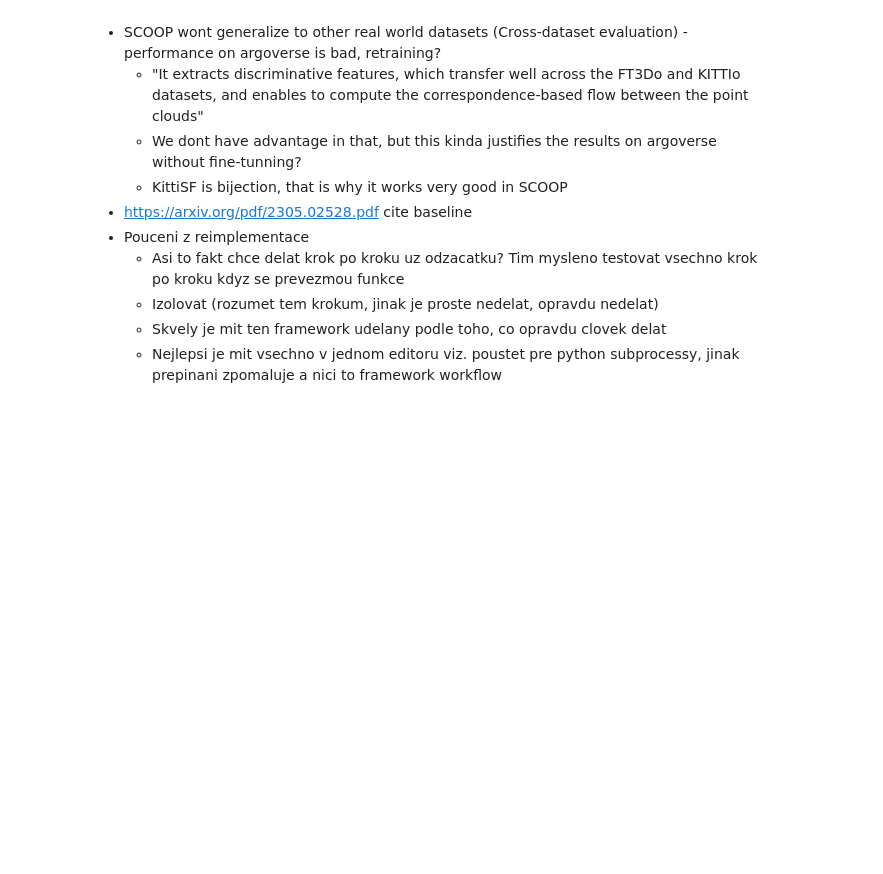
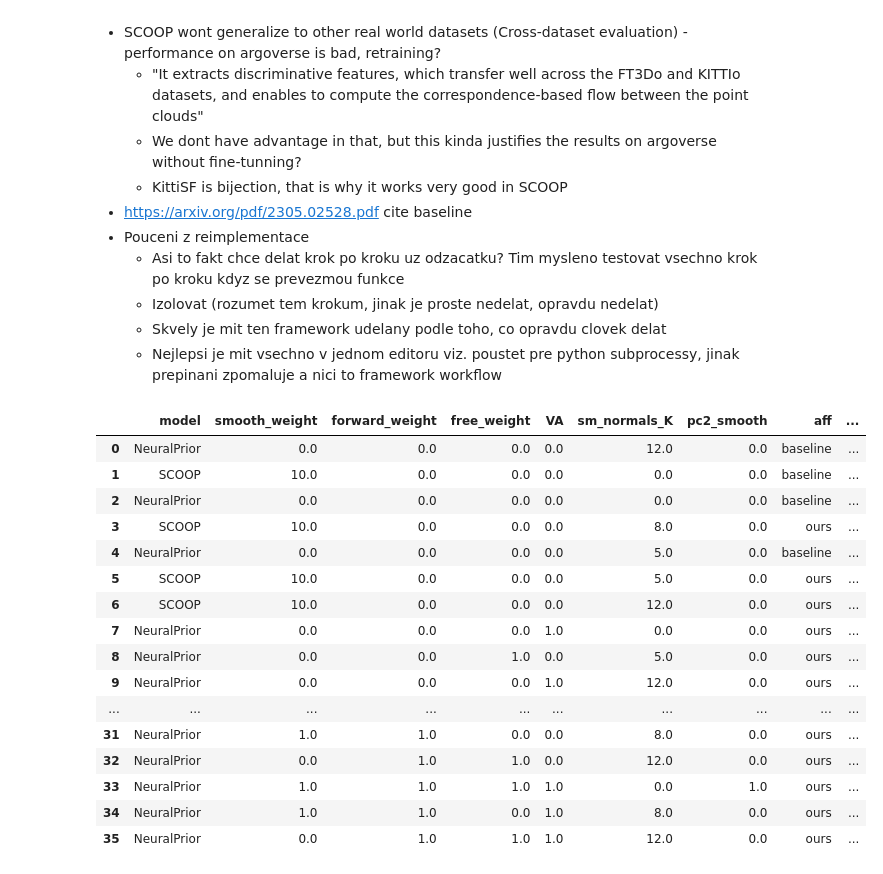
Before and after one commit to vacany/sac-flow, a Jupyter notebook: notebooks/experiments.ipynb, the cells around one changed output. Saved outputs shown, nothing was run; the diff lists cells and outputs as text; code cells hidden in the pictures; blank space fills up the shorter version.

```diff
--- a/notebooks/experiments.ipynb
+++ b/notebooks/experiments.ipynb
@@ -128,10 +65,11 @@ plt.close()
 # Compare experiments, # Udelat cross experiment vizualizaci
 import glob
 import pandas as pd
+import os
 import matplotlib.pyplot as plt
 from data.PATHS import TMP_VIS_PATH
 
-exp_name = "NeuralPrior"
+exp_name = "dev"
 exp_dir = f'{os.path.expanduser("~")}/experiments/{exp_name}'
 runs = sorted(glob.glob(f'{exp_dir}/*'))
 
@@ -139,60 +77,101 @@ runs = sorted(glob.glob(f'{exp_dir}/*'))
 
 metric_all = []
 fig, axes = plt.subplots(1, 2)#, figsize=(10, 5))
+# plt.close()
+# plt.clf()
 
 for run in runs:
 
     if os.path.exists(f'{run}/metric.csv') == False:
         continue
 
     metric = pd.read_csv(f'{run}/metric.csv', index_col=0, header=None).transpose()
-    args = pd.read_csv(f'{run}/args.csv', index_col=0, header=None).transpose()
+    metric = [v.to_dict() for k,v in metric.iterrows()][0]
+
+    args = pd.read_csv(f'{run}/args.csv', header=None, index_col=0).transpose()
+    args = [v.to_dict() for k, v in args.iterrows()][0]
+
+    for k in ['VA', 'free_weight', 'pc2_smooth', 'smooth_weight', 'forward_weight', 'sm_normals_K']:
+        if k in args.keys():
+            args[k] = float(args[k])
+
+    if args['dataset'] == 'kitti_o': continue
+
+    # Skip tryouts
+    if args['dev'] == 1:
+        continue
+
+    # aff = args['affiliation'].values[0]
+    epe = metric['EPE3D']
+    avg_solver_time = metric['avg_solver_time']
+    # decide about aff
+    if args['model'] == 'NeuralPrior':
+
+        if args['VA'] == 0 and args['free_weight'] == 0 and args['forward_weight'] == 0 and args['pc2_smooth'] == 0 and args['smooth_weight'] == 0:
+            aff = 'baseline'
+        else:
+            aff = 'ours'
+
+    if args['model'] == 'SCOOP':
+        if args['sm_normals_K'] == 0 and args['VA'] == 0 and args['free_weight'] == 0 and args['forward_weight'] == 0 and args['pc2_smooth'] == 0:
+            aff = 'baseline'
+        else:
+            aff = 'ours'
+
+    del args['affiliation']
+    args['aff'] = aff
+    model_marker = '*' if args['model'] == 'NeuralPrior' else 'o'
+    color_marker = 'g' if aff == 'ours' else 'b'
 
 
-    # Skip tryouts
-    dev = int(args['dev'].values[0])
-
-    if dev == 1:
-        continue
-
-    aff = args['affiliation'].values[0]
-    epe = metric['EPE3D'].values[0]
-
-    avg_solver_time = metric['avg_solver_time'].values[0]
-
-    if aff == 'baseline':
-        axes[0].plot(avg_solver_time, epe, 'b*', markersize=10)
-
-    if aff == 'ours':
-        axes[0].plot(avg_solver_time, epe, 'g*', markersize=10)
+    axes[0].plot(avg_solver_time, epe, color_marker + model_marker, markersize=10, label=args['model'])
 
 
-    print_metric = metric
-    print_metric['aff'] = aff
-    print_metric['free'] = args.free_weight
-    print_metric['forward'] = args.forward_weight
-    print_metric['pc2_smooth'] = args.pc2_smooth
-    print_metric['free'] = args.free_weight
+    full_dict = {**args, **metric}
+    name_weight_list = ['free_weight', 'smooth_weight', 'forward_weight', 'pc2_smooth', 'sm_normals_K', 'VA']
+    name_metrics = ['EPE3D', 'acc3d_strict', 'acc3d_relax', 'angle_error', 'outlier']
+    interest_dict = {k:v for k,v in full_dict.items() if k in ['aff', 'avg_solver_time', 'model', 'EPE3D'] + name_weight_list + name_metrics}
 
-    metric_all.append(print_metric)
+    # metric_all.append(full_dict)
+    metric_all.append(interest_dict)
 
-df = pd.concat(metric_all, ignore_index=True)
+axes[0].legend(['NeuralPrior', 'SCOOP'])
+
+df = pd.DataFrame(metric_all)
 
 
 
 axes[0].set_xlabel('Average Solver Time Per Frame [s]')
 axes[0].set_ylabel('EPE [m]')
 
 axes[0].set_title('Performance on KITTI-SF')
 axes[0].legend(['baseline', 'ours'])
 axes[0].grid(True)
 
 
 #create pandas DataFrame
 
 #create table
 # table = plt.table(cellText=df.values, colLabels=df.columns, loc='center')
 plt.savefig(f'{TMP_VIS_PATH}/kittisf.png')
 plt.close()
 
 df
+# %% [output]
+|  | model | smooth_weight | forward_weight | free_weight | VA | sm_normals_K | pc2_smooth | aff | ... |
+| 0 | NeuralPrior | 0.0 | 0.0 | 0.0 | 0.0 | 12.0 | 0.0 | baseline | ... |
+| 1 | SCOOP | 10.0 | 0.0 | 0.0 | 0.0 | 0.0 | 0.0 | baseline | ... |
+| 2 | NeuralPrior | 0.0 | 0.0 | 0.0 | 0.0 | 0.0 | 0.0 | baseline | ... |
+| 3 | SCOOP | 10.0 | 0.0 | 0.0 | 0.0 | 8.0 | 0.0 | ours | ... |
+| 4 | NeuralPrior | 0.0 | 0.0 | 0.0 | 0.0 | 5.0 | 0.0 | baseline | ... |
+| 5 | SCOOP | 10.0 | 0.0 | 0.0 | 0.0 | 5.0 | 0.0 | ours | ... |
+| 6 | SCOOP | 10.0 | 0.0 | 0.0 | 0.0 | 12.0 | 0.0 | ours | ... |
+| 7 | NeuralPrior | 0.0 | 0.0 | 0.0 | 1.0 | 0.0 | 0.0 | ours | ... |
+| 8 | NeuralPrior | 0.0 | 0.0 | 1.0 | 0.0 | 5.0 | 0.0 | ours | ... |
+| 9 | NeuralPrior | 0.0 | 0.0 | 0.0 | 1.0 | 12.0 | 0.0 | ours | ... |
+| ... | ... | ... | ... | ... | ... | ... | ... | ... | ... |
+| 31 | NeuralPrior | 1.0 | 1.0 | 0.0 | 0.0 | 8.0 | 0.0 | ours | ... |
+| 32 | NeuralPrior | 0.0 | 1.0 | 1.0 | 0.0 | 12.0 | 0.0 | ours | ... |
+| 33 | NeuralPrior | 1.0 | 1.0 | 1.0 | 1.0 | 0.0 | 1.0 | ours | ... |
+| 34 | NeuralPrior | 1.0 | 1.0 | 0.0 | 1.0 | 8.0 | 0.0 | ours | ... |
+| 35 | NeuralPrior | 0.0 | 1.0 | 1.0 | 1.0 | 12.0 | 0.0 | ours | ... |
```
Also changed, not shown: parts of 8 cells of this notebook, 13 other files.
